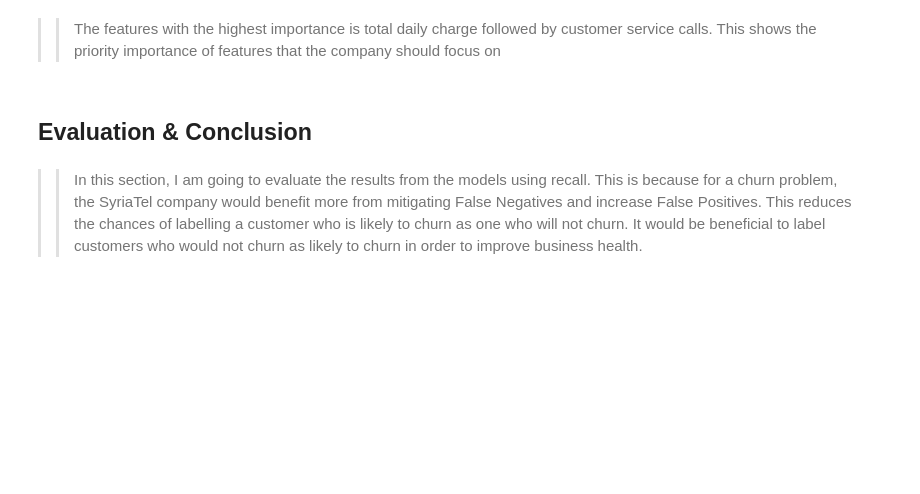
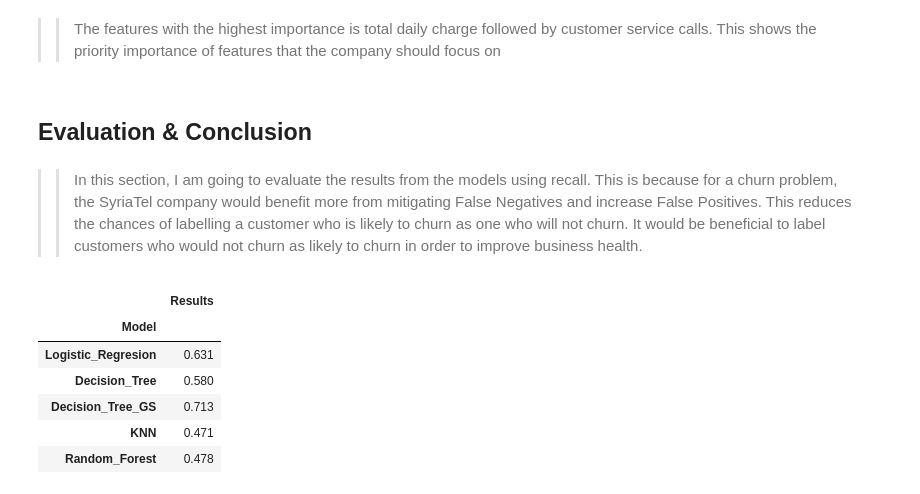
Before and after one commit to paulngatia/CHURN-ANALYSIS, a Jupyter notebook: notebook.ipynb, the cells around one changed output. Drawn from its saved outputs; the diff is of its cells as text; code cells hidden in the pictures; blank space fills up the shorter version.

```diff
--- a/notebook.ipynb
+++ b/notebook.ipynb
@@ -735,3 +735,22 @@ def results(model):
 
     model_recall = recall_score(y2, y2_pred)
     return model_recall
+# %%
+# Creating a dataframe to view and compare the results from each model
+recall_scores = pd.DataFrame([
+    {"Model": "Logistic_Regresion", "Results": results(base_model)},
+    {"Model": "Decision_Tree", "Results": results(tree)},
+    {"Model": "Decision_Tree_GS", "Results": results(tree_gs)},
+    {"Model": "KNN", "Results": results(knn)},
+    {"Model": "Random_Forest", "Results": results(clf)}
+])
+recall_scores.set_index("Model", inplace=True)
+recall_scores.style.format("{:,.3f}")
+# %% [output]
+|  | Results |
+| Model |  |
+| Logistic_Regresion | 0.631 |
+| Decision_Tree | 0.580 |
+| Decision_Tree_GS | 0.713 |
+| KNN | 0.471 |
+| Random_Forest | 0.478 |
```
Also changed, not shown: parts of 15 cells of this notebook.
